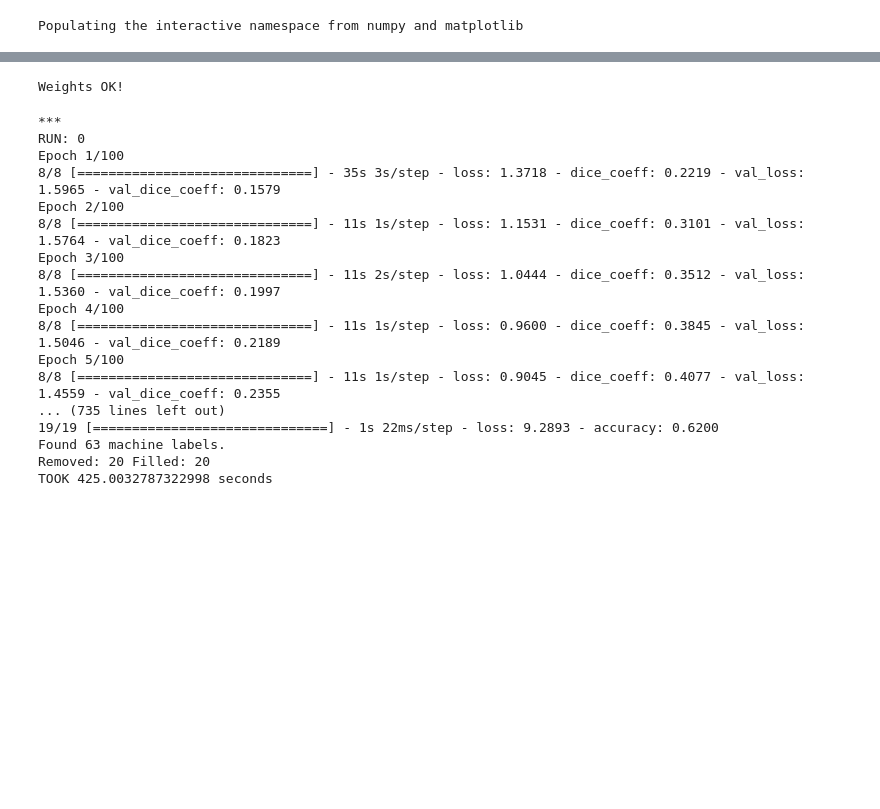
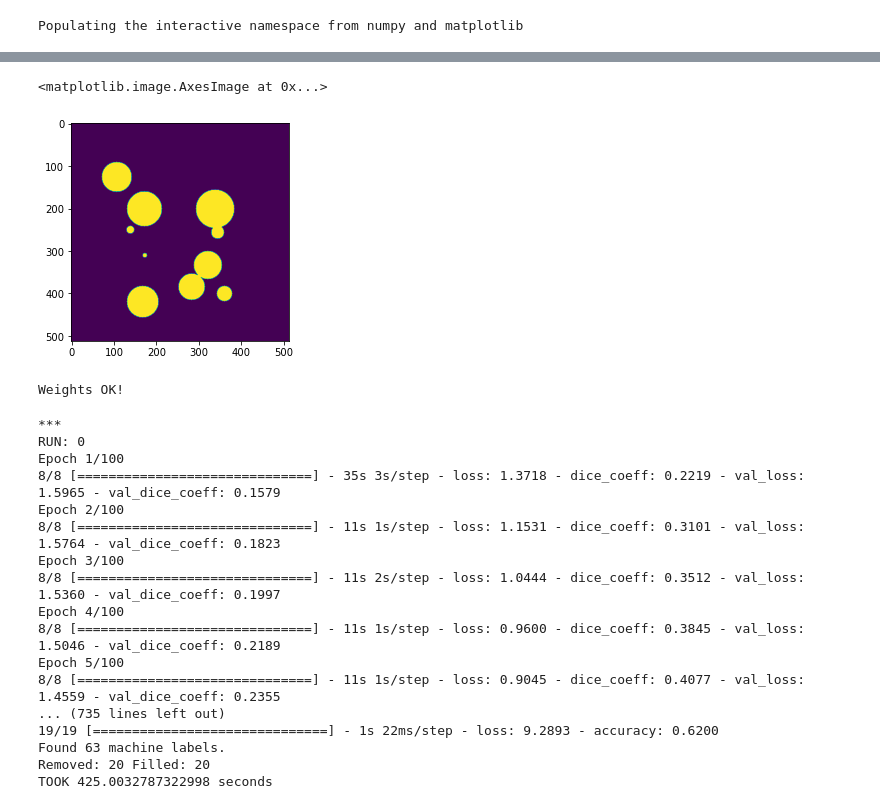
Before and after one commit to RyanZurrin/gp2, a Jupyter notebook: gp2/GP2_Example_1_LARGER_customweights.ipynb, the cells around one changed output, grey strips where cells are left out. Saved outputs shown, nothing was run; the diff lists cells and outputs as text; code cells hidden in the pictures; blank space fills up the shorter version.

```diff
--- a/gp2/GP2_Example_1_LARGER_customweights.ipynb
+++ b/gp2/GP2_Example_1_LARGER_customweights.ipynb
@@ -21,3 +26,8 @@ masks = np.load('/hpcstor6/scratch01/r/ryan.zurrin001/GP2TOYEXAMPLE_LARGE/masks.
+# %%
+plt.imshow(masks[0])
+# %% [output]
+<matplotlib.image.AxesImage at 0x...>
+[figure, added]
 # %%
 weights = {
     'A': 0.5,
```
Also changed, not shown: parts of 2 cells of this notebook, 14 other files.
